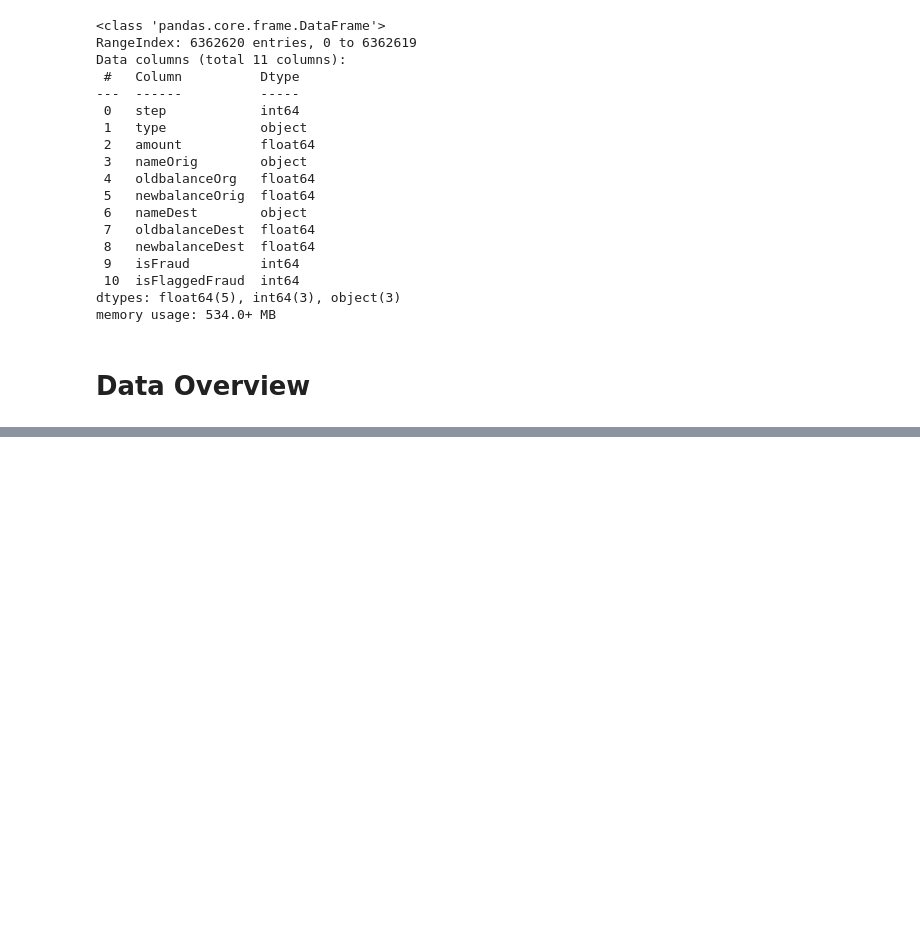
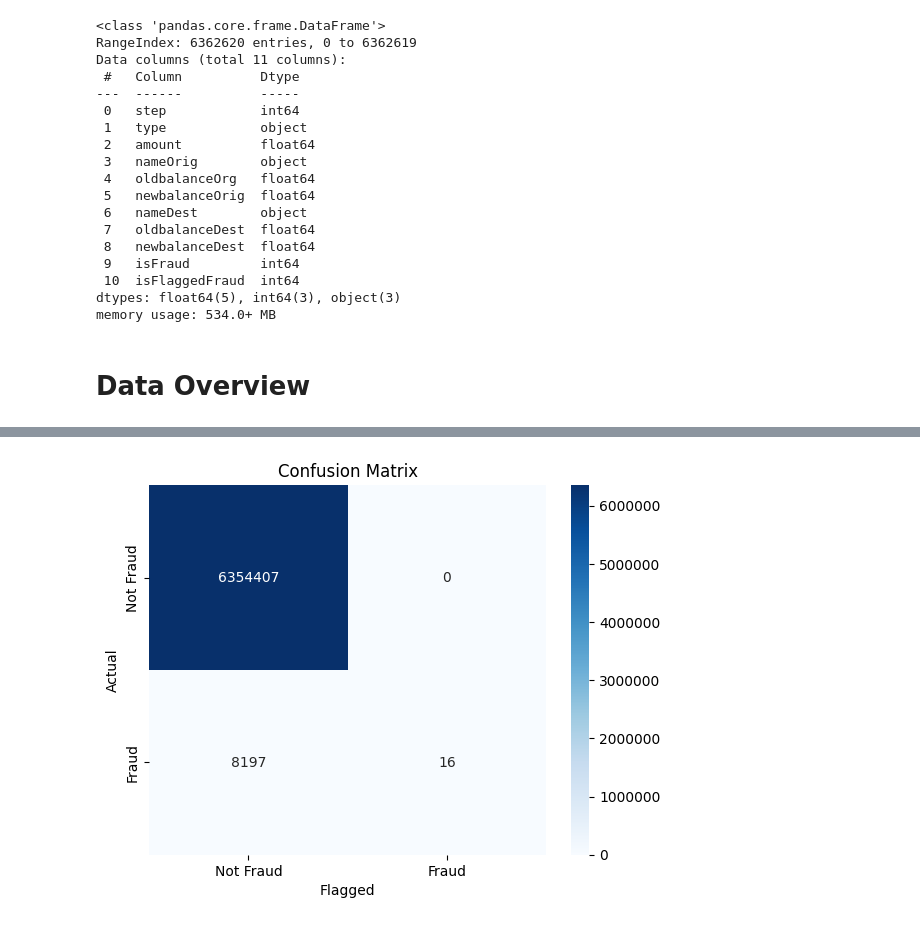
Before and after one commit to nguyentunhu/Financial-Fraud-Patterns-EDA, a Jupyter notebook: main.ipynb, the cells around one changed output, grey strips where cells are left out. Cells and saved outputs as stored; diff of their text form; code cells hidden in the pictures; blank space fills up the shorter version.

```diff
--- a/main.ipynb
+++ b/main.ipynb
@@ -168,0 +227,14 @@ dtype: int64
+# %%
+cm = confusion_matrix(df['isFraud'], df['isFlaggedFraud'])
+
+ax = sns.heatmap(cm, annot=True, fmt='d', cmap='Blues', xticklabels=['Not Fraud', 'Fraud'], yticklabels=['Not Fraud', 'Fraud'])
+plt.xlabel('Flagged')
+plt.ylabel('Actual')
+
+cbar = ax.collections[0].colorbar
+cbar.ax.ticklabel_format(style='plain')
+
+plt.title('Confusion Matrix')
+plt.show()
+# %% [output]
+[figure, added]
```
Also changed, not shown: parts of 12 cells of this notebook.
